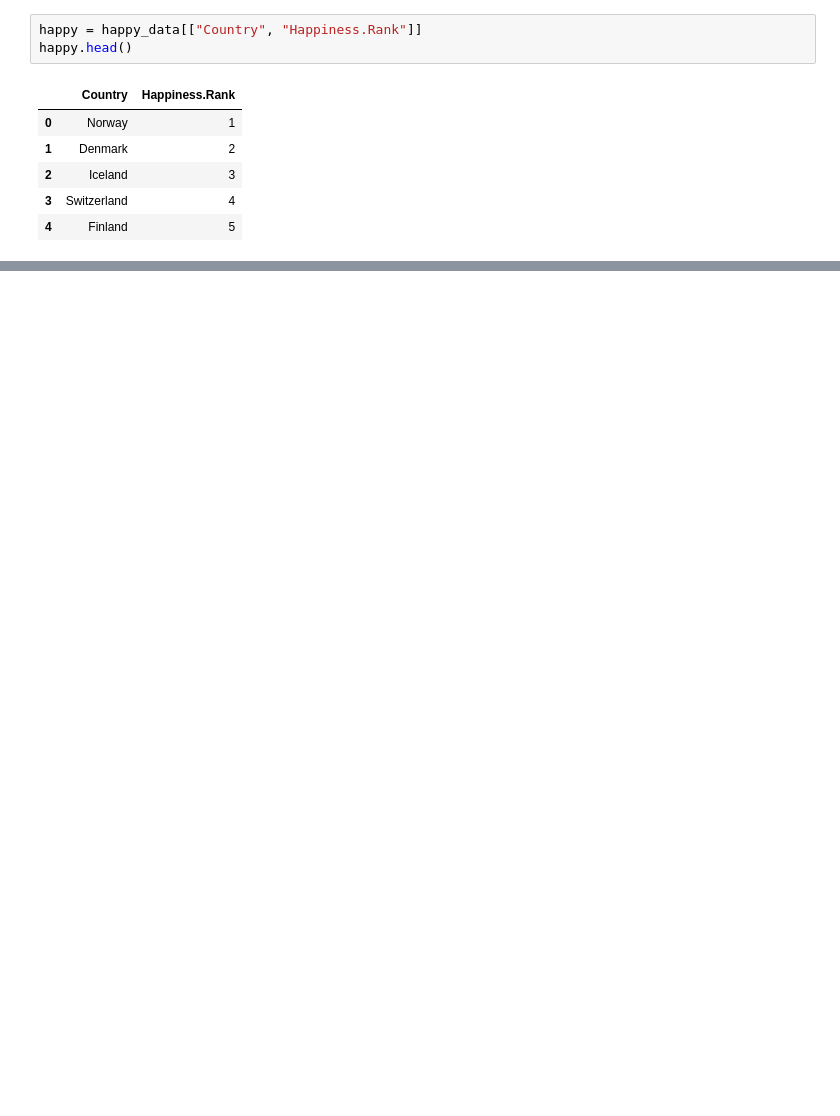
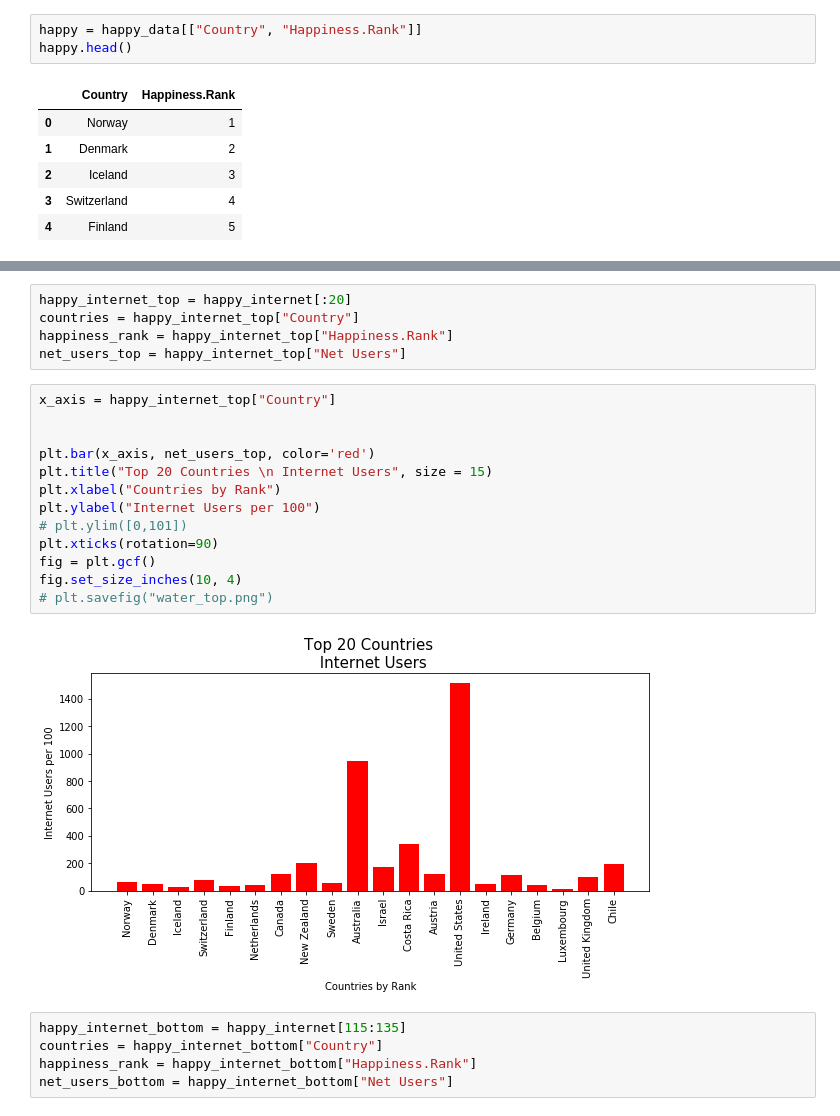
Before and after one commit to HBarker74582/Hap-Py, a Jupyter notebook: UN_Data.ipynb, the cells around one changed output, grey strips where cells are left out. Drawn from its saved outputs; the diff is of its cells as text; blank space fills up the shorter version.

```diff
--- a/UN_Data.ipynb
+++ b/UN_Data.ipynb
@@ -65,0 +97,25 @@ plt.savefig("UNDATA3.png")
+# %%
+happy_internet_top = happy_internet[:20]
+countries = happy_internet_top["Country"]
+happiness_rank = happy_internet_top["Happiness.Rank"]
+net_users_top = happy_internet_top["Net Users"]
+# %%
+x_axis = happy_internet_top["Country"]
+
+
+plt.bar(x_axis, net_users_top, color='red')
+plt.title("Top 20 Countries \n Internet Users", size = 15)
+plt.xlabel("Countries by Rank")
+plt.ylabel("Internet Users per 100")
+# plt.ylim([0,101])
+plt.xticks(rotation=90)
+fig = plt.gcf()
+fig.set_size_inches(10, 4)
+# plt.savefig("water_top.png")
+# %% [output]
+[figure, added]
+# %%
+happy_internet_bottom = happy_internet[115:135]
+countries = happy_internet_bottom["Country"]
+happiness_rank = happy_internet_bottom["Happiness.Rank"]
+net_users_bottom = happy_internet_bottom["Net Users"]
```
Also changed, not shown: parts of 15 cells of this notebook, 6 other files.
